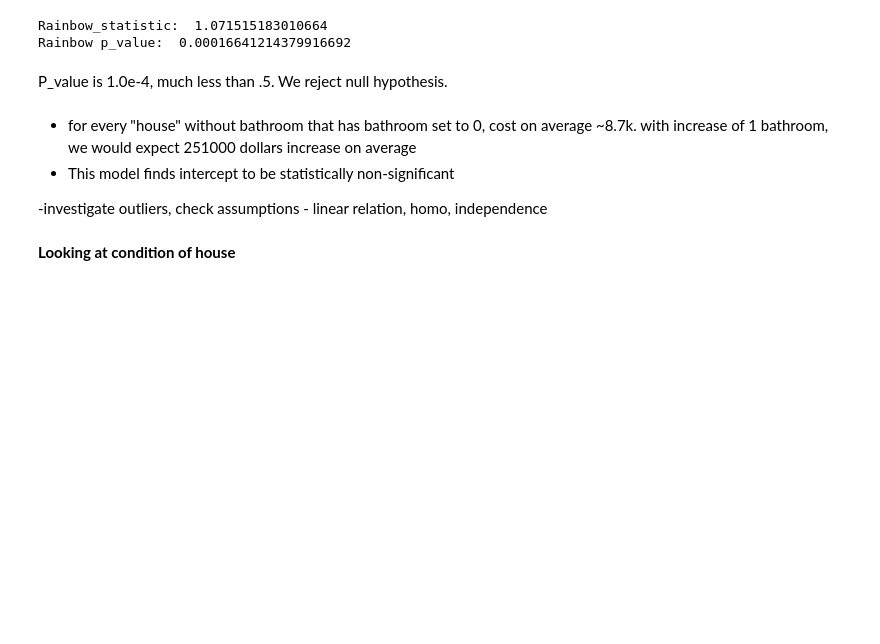
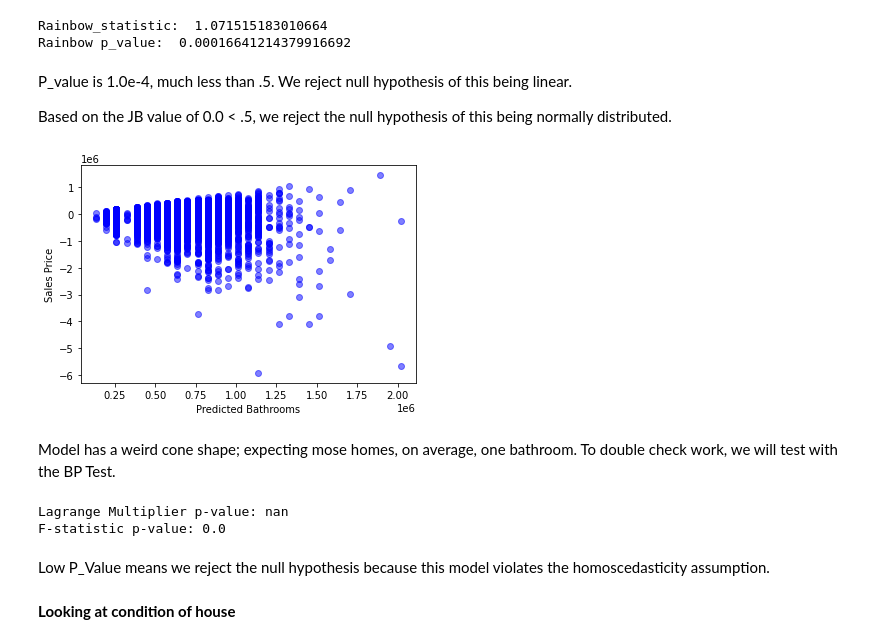
Before and after one commit to letruong711/Seattle-Area-Housing-Analysis, a Jupyter notebook: Starting Analysis.ipynb, the cells around one changed output. Cells and saved outputs as stored; diff of their text form; code cells hidden in the pictures; blank space fills up the shorter version.

Commit message:
assumptions

```diff
--- a/Starting Analysis.ipynb
+++ b/Starting Analysis.ipynb
@@ -361,4 +363,6 @@ print('Rainbow p_value: ', rainbow_p_value)
 Rainbow_statistic:  1.071515183010664
 Rainbow p_value:  0.00016641214379916692
 # %% [markdown]
-P_value is 1.0e-4, much less than .5. We reject null hypothesis.
+P_value is 1.0e-4, much less than .5. We reject null hypothesis of this being linear.
+
+Based on the JB value of 0.0 < .5, we reject the null hypothesis of this being normally distributed.
@@ -367,7 +369,24 @@ P_value is 1.0e-4, much less than .5. We reject null hypothesis.
-# %% [markdown]
-- for every "house" without bathroom that has bathroom set to 0, cost on average ~8.7k. with increase of 1 bathroom, we would expect 251000 dollars increase on average
-- This model finds intercept to be statistically non-significant
-
--investigate outliers, check assumptions - linear relation, homo, independence
+# %%
+#homoscedascity
+y = fsm_bathroom['price']
+y_hat_br = fsm_br_results.predict()
+# %%
+fig2, ax2 = plt.subplots()
+ax2.set(xlabel="Predicted Bathrooms",
+        ylabel="Sales Price")
+ax2.scatter(x=y_hat_br, y=y_hat_br-y, color="blue", alpha=0.5);
+# %% [output]
+[figure, added]
+# %% [markdown]
+Model has a weird cone shape; expecting mose homes, on average, one bathroom. To double check work, we will test with the BP Test.
+# %%
+lm, lm_p_value, fvalue, f_p_value = het_breuschpagan(y-y_hat_br, fsm_bathroom[["price"]])
+print("Lagrange Multiplier p-value:", lm_p_value)
+print("F-statistic p-value:", f_p_value)
+# %% [output]
+Lagrange Multiplier p-value: nan
+F-statistic p-value: 0.0
+# %% [markdown]
+Low P_Value means we reject the null hypothesis because this model violates the homoscedasticity assumption.
 # %% [markdown]
 **Looking at condition of house**
```
Also changed, not shown: parts of 12 cells of this notebook.
